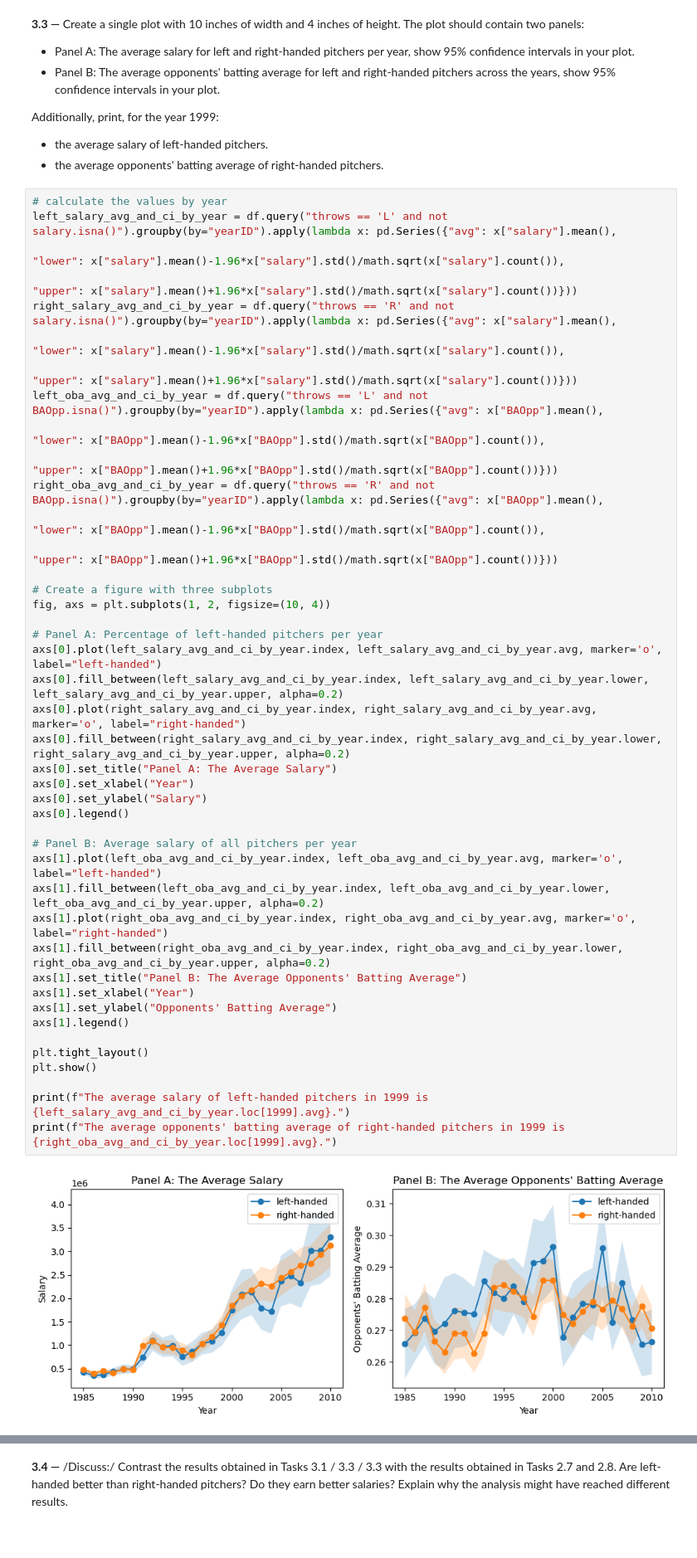
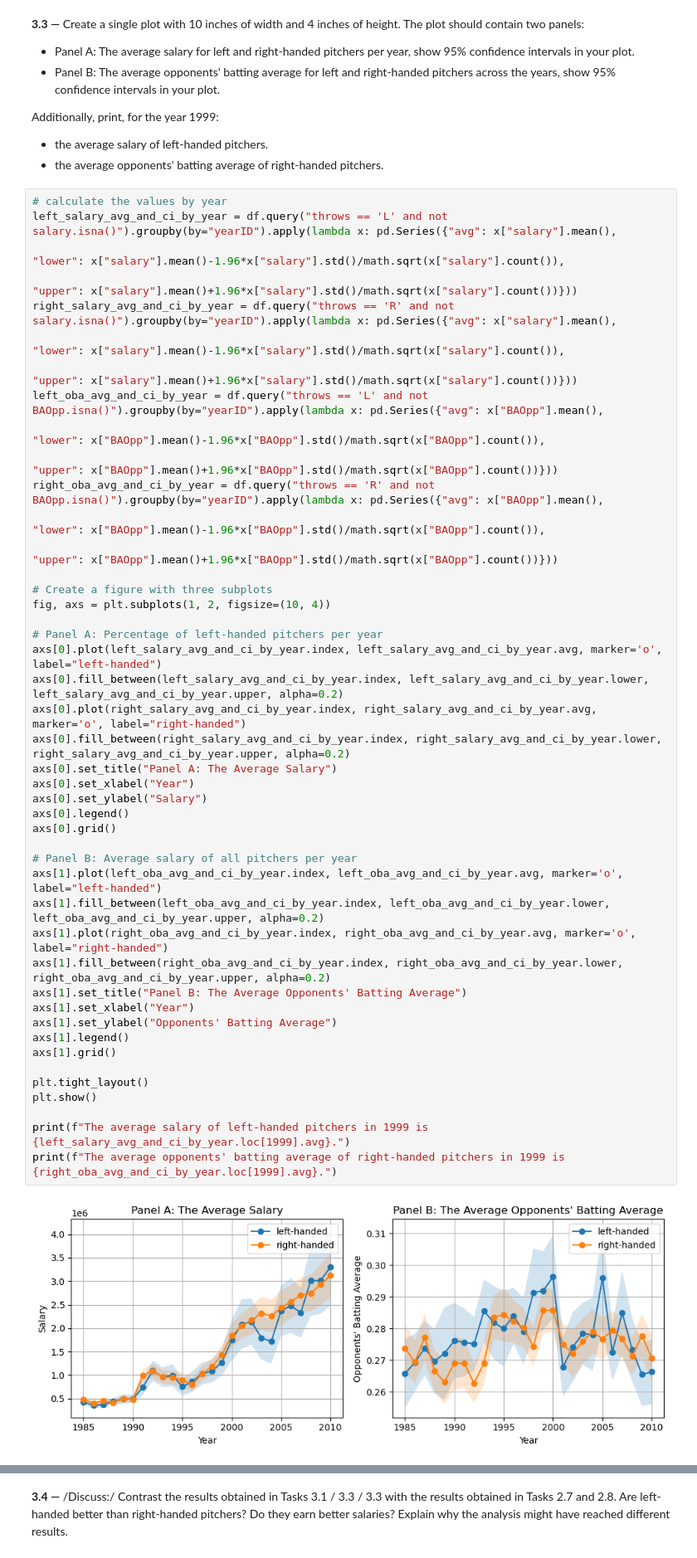
Before and after one commit to thdai2000/ada, a Jupyter notebook: Homework/01 - Pandas Data Wrangling and Data Viz/h1.ipynb, the cells around one changed output, grey strips where cells are left out. Shown at 83% size. Drawn from its saved outputs; the diff is of its cells as text.

```diff
--- a/Homework/01 - Pandas Data Wrangling and Data Viz/h1.ipynb
+++ b/Homework/01 - Pandas Data Wrangling and Data Viz/h1.ipynb
@@ -502,34 +516,36 @@ right_oba_avg_and_ci_by_year = df.query("throws == 'R' and not BAOpp.isna()").gr
 
 # Create a figure with three subplots
 fig, axs = plt.subplots(1, 2, figsize=(10, 4))
 
 # Panel A: Percentage of left-handed pitchers per year
 axs[0].plot(left_salary_avg_and_ci_by_year.index, left_salary_avg_and_ci_by_year.avg, marker='o', label="left-handed")
 axs[0].fill_between(left_salary_avg_and_ci_by_year.index, left_salary_avg_and_ci_by_year.lower, left_salary_avg_and_ci_by_year.upper, alpha=0.2)
 axs[0].plot(right_salary_avg_and_ci_by_year.index, right_salary_avg_and_ci_by_year.avg, marker='o', label="right-handed")
 axs[0].fill_between(right_salary_avg_and_ci_by_year.index, right_salary_avg_and_ci_by_year.lower, right_salary_avg_and_ci_by_year.upper, alpha=0.2)
 axs[0].set_title("Panel A: The Average Salary")
 axs[0].set_xlabel("Year")
 axs[0].set_ylabel("Salary")
 axs[0].legend()
+axs[0].grid()
 
 # Panel B: Average salary of all pitchers per year
 axs[1].plot(left_oba_avg_and_ci_by_year.index, left_oba_avg_and_ci_by_year.avg, marker='o', label="left-handed")
 axs[1].fill_between(left_oba_avg_and_ci_by_year.index, left_oba_avg_and_ci_by_year.lower, left_oba_avg_and_ci_by_year.upper, alpha=0.2)
 axs[1].plot(right_oba_avg_and_ci_by_year.index, right_oba_avg_and_ci_by_year.avg, marker='o', label="right-handed")
 axs[1].fill_between(right_oba_avg_and_ci_by_year.index, right_oba_avg_and_ci_by_year.lower, right_oba_avg_and_ci_by_year.upper, alpha=0.2)
 axs[1].set_title("Panel B: The Average Opponents' Batting Average")
 axs[1].set_xlabel("Year")
 axs[1].set_ylabel("Opponents' Batting Average")
 axs[1].legend()
+axs[1].grid()
 
 plt.tight_layout()
 plt.show()
 
 print(f"The average salary of left-handed pitchers in 1999 is {left_salary_avg_and_ci_by_year.loc[1999].avg}.")
 print(f"The average opponents' batting average of right-handed pitchers in 1999 is {right_oba_avg_and_ci_by_year.loc[1999].avg}.")
 # %% [output]
-[figure, old version]
+[figure, new version]
 The average salary of left-handed pitchers in 1999 is 1272792.2753623188.
 The average opponents' batting average of right-handed pitchers in 1999 is 0.285780487804878.
 # %% [markdown]
```
Also changed, not shown: parts of 37 cells of this notebook, 1 other file.
